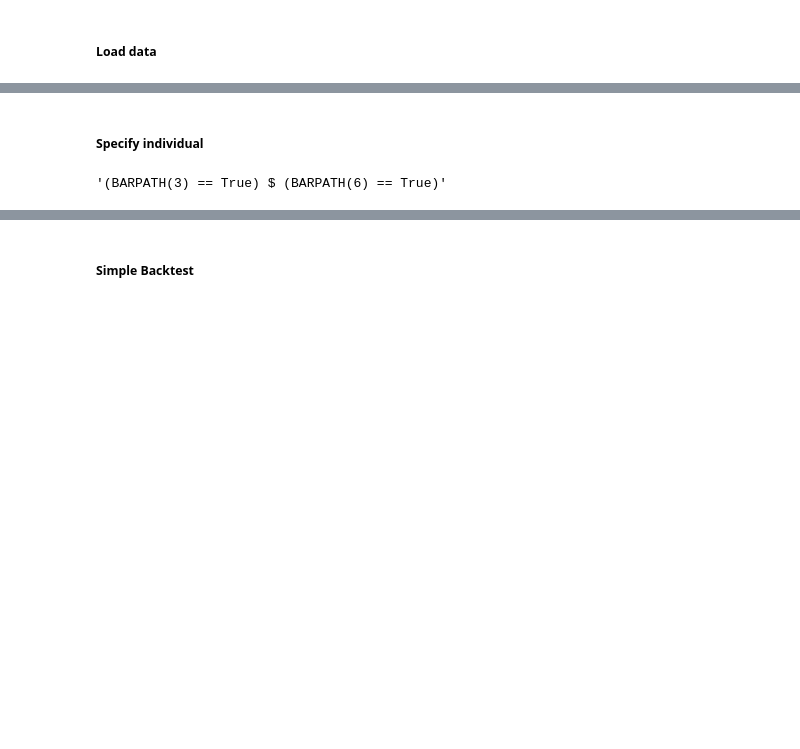
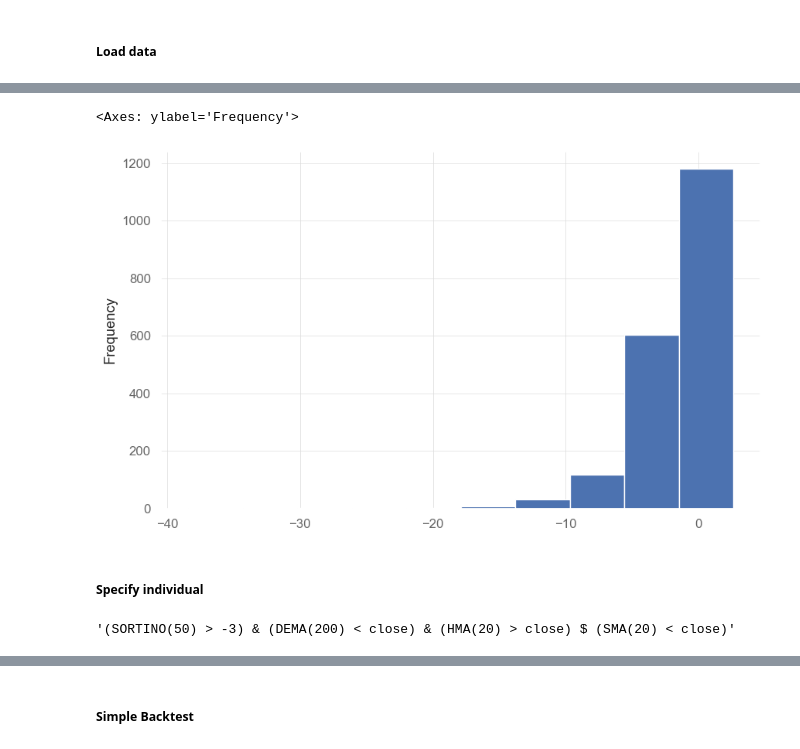
Before and after one commit to chickenopoulos/alphagen, a Jupyter notebook: notebooks/Robustness Testing.ipynb, the cells around one changed output, grey strips where cells are left out. Cells and saved outputs as stored; diff of their text form; code cells hidden in the pictures; blank space fills up the shorter version.

```diff
--- a/notebooks/Robustness Testing.ipynb
+++ b/notebooks/Robustness Testing.ipynb
@@ -14,9 +14,10 @@ import empyrical as ep
 # %% [markdown]
 ##### Define parameters
 # %%
-asset = 'BTCUSDT'
-poplogs_filename = '../results/test_limited_poplogs.csv'
+asset = 'EURUSD'
+poplogs_filename = '../results/EURUSD_L_linear_fit_adj_sharpe_100_1d_unlimited.csv'
 direction = 'L'
-close_data_path = '../../binance_futures_close_1d.csv'
+close_data_path = '../data/EURUSD_YFINANCE_1D.csv'
+oos_timestamp = '2023-01-01'
 # %% [markdown]
 ##### Load data
@@ -27,0 +54,5 @@ close = close[[asset]].loc['2021-01-01':'2024-01-01']
+# %%
+poplogs = pd.read_csv(poplogs_filename)
+poplogs.drop_duplicates(subset='individual', inplace=True)
+poplogs.sort_values(by='fitness_score', ascending=False, inplace=True)
+poplogs
@@ -28,9 +73,13 @@ close = close[[asset]].loc['2021-01-01':'2024-01-01']
+# %%
+poplogs.fitness_score.plot(kind='hist')
+# %% [output]
+<Axes: ylabel='Frequency'>
+[figure, added]
 # %% [markdown]
 ##### Specify individual
 # %%
-poplogs = pd.read_csv(poplogs_filename)
-# individual = poplogs.drop_duplicates(subset='individual').sort_values(by='fitness_score', ascending=False).iloc[0].individual
-individual = '(BARPATH(3) == True) $ (BARPATH(6) == True)'
+individual = poplogs.iloc[2].individual
+# individual = '(BARPATH(3) == True) $ (BARPATH(6) == True)'
 individual
 # %% [output]
-'(BARPATH(3) == True) $ (BARPATH(6) == True)'
+'(SORTINO(50) > -3) & (DEMA(200) < close) & (HMA(20) > close) $ (SMA(20) < close)'
```
Also changed, not shown: parts of 21 cells of this notebook, 4 other files.
